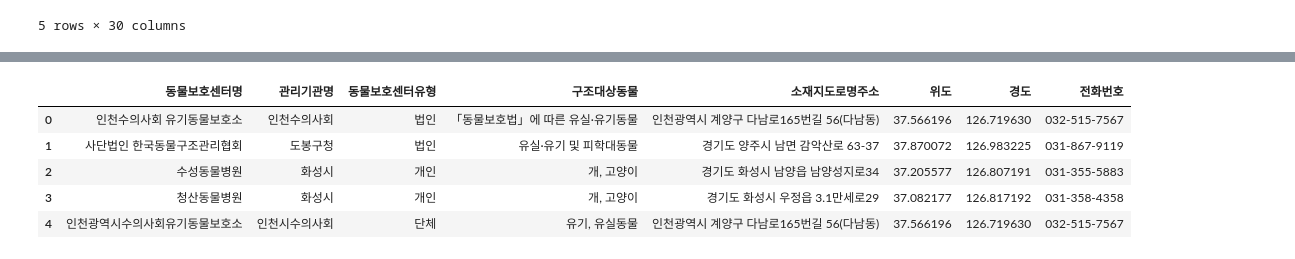
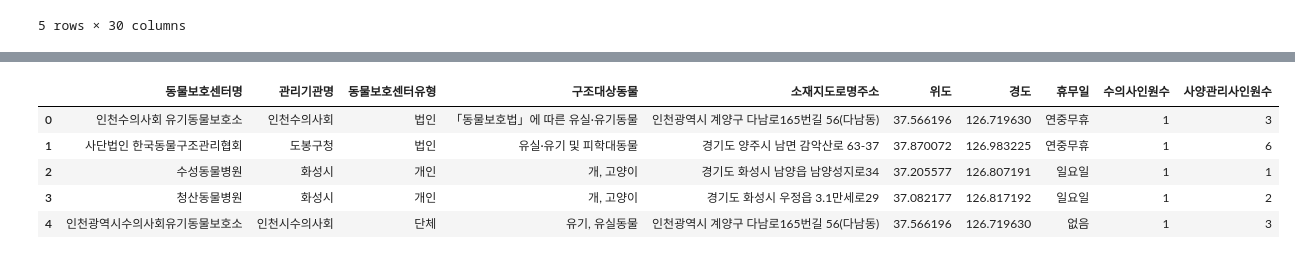
Before and after one commit to ahastudio/CodingLife, a Jupyter notebook: 20190908/python/animal.ipynb, the cells around one changed output, grey strips where cells are left out. Drawn from its saved outputs; the diff is of its cells as text; code cells hidden in the pictures.

```diff
--- a/20190908/python/animal.ipynb
+++ b/20190908/python/animal.ipynb
@@ -88,18 +88,17 @@ dtype: int64
 # %%
 simple_df = df.drop(columns=[
     '소재지지번주소', '동물보호센터지정일자',
     '평일운영시작시각', '평일운영종료시각', '평일분양시작시각', '평일분양종료시각',
     '주말운영시작시각', '주말운영종료시각', '주말분양시작시각', '주말분양종료시각',
-    '휴무일', '수의사인원수', '사양관리사인원수',
-    '진료실수', '사육실수', '격리실수', '사료보관실수', '구조운반용차량보유대수',
+    '진료실수', '사육실수', '격리실수', '사료보관실수', '구조운반용차량보유대수', '전화번호',
     '데이터기준일자', '제공기관코드', '제공기관명', 'Unnamed: 29'
 ])
 
 simple_df.head()
 # %% [output]
-|  | 동물보호센터명 | 관리기관명 | 동물보호센터유형 | 구조대상동물 | 소재지도로명주소 | 위도 | 경도 | 전화번호 |
-| 0 | 인천수의사회 유기동물보호소 | 인천수의사회 | 법인 | 「동물보호법」에 따른 유실·유기동물 | 인천광역시 계양구 다남로165번길 56(다남동) | 37.566196 | 126.719630 | 032-515-7567 |
-| 1 | 사단법인 한국동물구조관리협회 | 도봉구청 | 법인 | 유실·유기 및 피학대동물 | 경기도 양주시 남면 감악산로 63-37 | 37.870072 | 126.983225 | 031-867-9119 |
-| 2 | 수성동물병원 | 화성시 | 개인 | 개, 고양이 | 경기도 화성시 남양읍 남양성지로34 | 37.205577 | 126.807191 | 031-355-5883 |
-| 3 | 청산동물병원 | 화성시 | 개인 | 개, 고양이 | 경기도 화성시 우정읍 3.1만세로29 | 37.082177 | 126.817192 | 031-358-4358 |
-| 4 | 인천광역시수의사회유기동물보호소 | 인천시수의사회 | 단체 | 유기, 유실동물 | 인천광역시 계양구 다남로165번길 56(다남동) | 37.566196 | 126.719630 | 032-515-7567 |
+|  | 동물보호센터명 | 관리기관명 | 동물보호센터유형 | 구조대상동물 | 소재지도로명주소 | 위도 | 경도 | 휴무일 | 수의사인원수 | 사양관리사인원수 |
+| 0 | 인천수의사회 유기동물보호소 | 인천수의사회 | 법인 | 「동물보호법」에 따른 유실·유기동물 | 인천광역시 계양구 다남로165번길 56(다남동) | 37.566196 | 126.719630 | 연중무휴 | 1 | 3 |
+| 1 | 사단법인 한국동물구조관리협회 | 도봉구청 | 법인 | 유실·유기 및 피학대동물 | 경기도 양주시 남면 감악산로 63-37 | 37.870072 | 126.983225 | 연중무휴 | 1 | 6 |
+| 2 | 수성동물병원 | 화성시 | 개인 | 개, 고양이 | 경기도 화성시 남양읍 남양성지로34 | 37.205577 | 126.807191 | 일요일 | 1 | 1 |
+| 3 | 청산동물병원 | 화성시 | 개인 | 개, 고양이 | 경기도 화성시 우정읍 3.1만세로29 | 37.082177 | 126.817192 | 일요일 | 1 | 2 |
+| 4 | 인천광역시수의사회유기동물보호소 | 인천시수의사회 | 단체 | 유기, 유실동물 | 인천광역시 계양구 다남로165번길 56(다남동) | 37.566196 | 126.719630 | 없음 | 1 | 3 |
```
Also changed, not shown: parts of 11 cells of this notebook.
